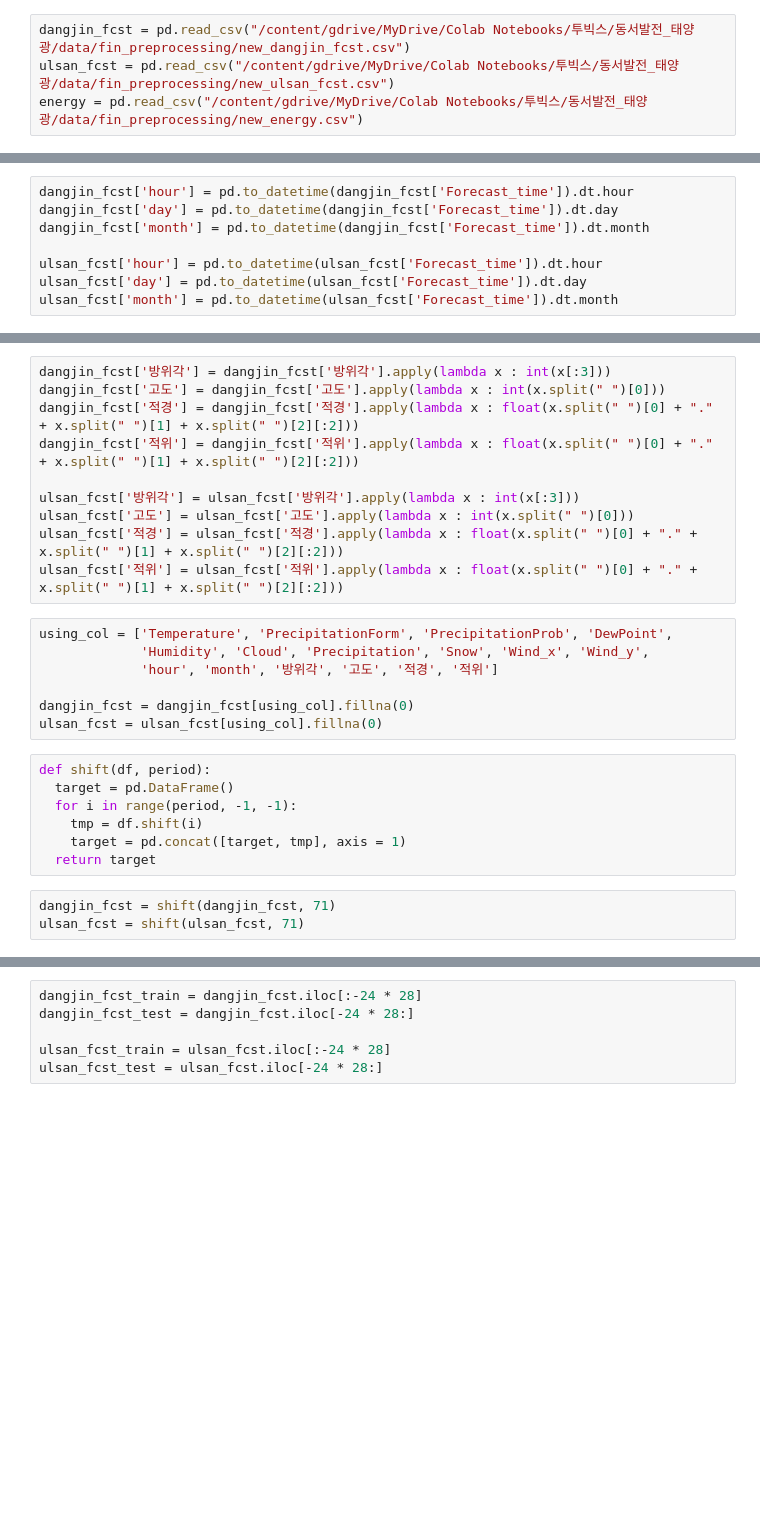
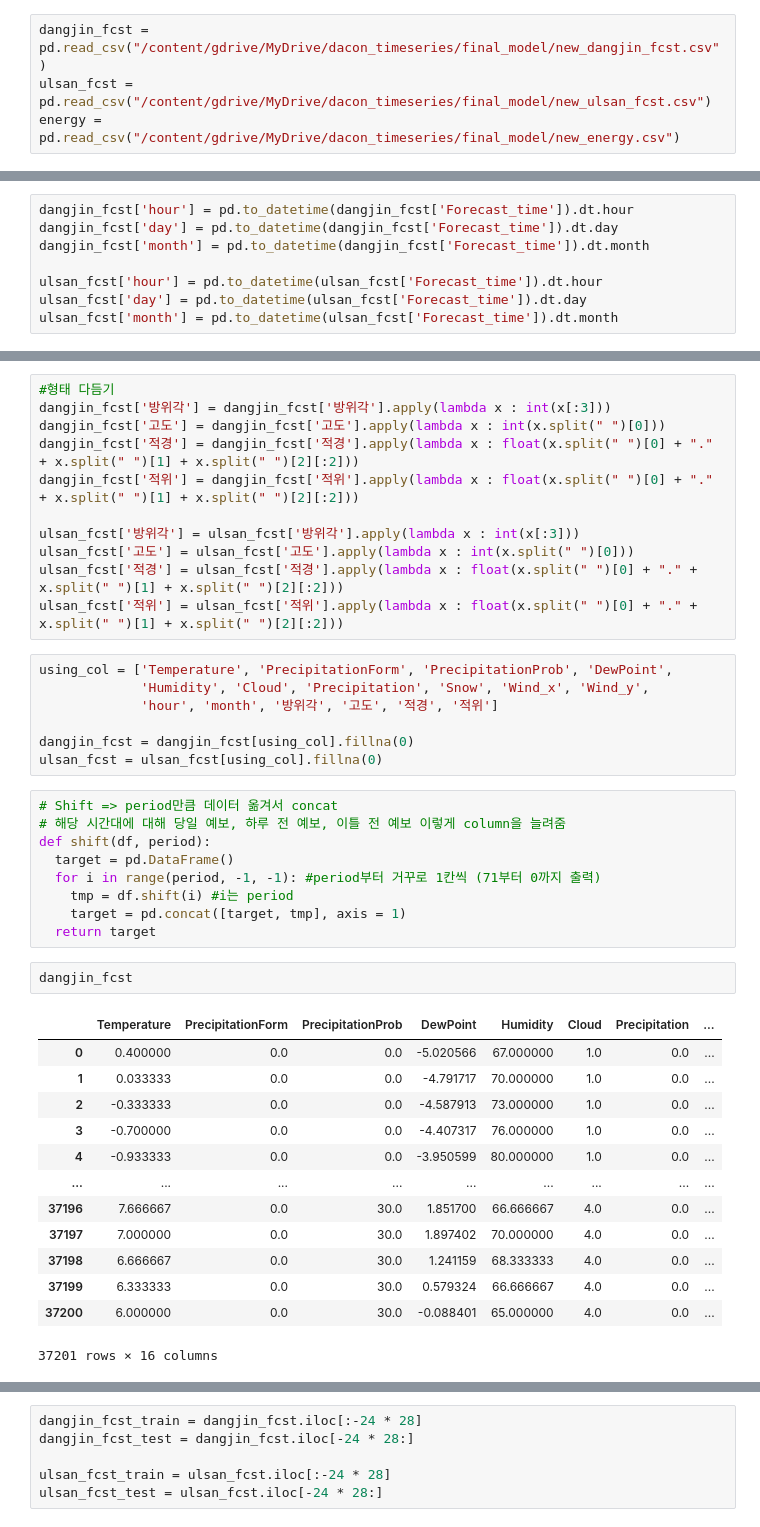
Before and after one commit to Annie-Yeeun-Jang/dacon_timeseries, a Jupyter notebook: lgbm_final/시계열_1팀_베이스코드_7_37.ipynb, the cells around one changed output, grey strips where cells are left out. Cells and saved outputs as stored; diff of their text form; blank space fills up the shorter version.

Commit message:
Colaboratory를 통해 생성됨

```diff
--- a/lgbm_final/시계열_1팀_베이스코드_7_37.ipynb
+++ b/lgbm_final/시계열_1팀_베이스코드_7_37.ipynb
@@ -27,9 +40,9 @@ warnings.filterwarnings(action='ignore')
 # %% [output]
 Mounted at ./gdrive
 # %%
-dangjin_fcst = pd.read_csv("/content/gdrive/MyDrive/Colab Notebooks/투빅스/동서발전_태양광/data/fin_preprocessing/new_dangjin_fcst.csv")
-ulsan_fcst = pd.read_csv("/content/gdrive/MyDrive/Colab Notebooks/투빅스/동서발전_태양광/data/fin_preprocessing/new_ulsan_fcst.csv")
-energy = pd.read_csv("/content/gdrive/MyDrive/Colab Notebooks/투빅스/동서발전_태양광/data/fin_preprocessing/new_energy.csv")
+dangjin_fcst = pd.read_csv("/content/gdrive/MyDrive/dacon_timeseries/final_model/new_dangjin_fcst.csv")
+ulsan_fcst = pd.read_csv("/content/gdrive/MyDrive/dacon_timeseries/final_model/new_ulsan_fcst.csv")
+energy = pd.read_csv("/content/gdrive/MyDrive/dacon_timeseries/final_model/new_energy.csv")
 # %%
 energy['time'] = pd.to_datetime(dangjin_fcst['Forecast_time'][:len(energy)])
 energy['year'] = energy['time'].dt.year
@@ -126,6 +143,7 @@ gamma = (b * ulsan_fcst['Temperature'] /(c + ulsan_fcst['Temperature'])) + np.lo
 dewpoint = (c * gamma) / (b - gamma)
 ulsan_fcst['DewPoint'] = dewpoint
 # %%
+#형태 다듬기
 dangjin_fcst['방위각'] = dangjin_fcst['방위각'].apply(lambda x : int(x[:3]))
 dangjin_fcst['고도'] = dangjin_fcst['고도'].apply(lambda x : int(x.split(" ")[0]))
 dangjin_fcst['적경'] = dangjin_fcst['적경'].apply(lambda x : float(x.split(" ")[0] + "." + x.split(" ")[1] + x.split(" ")[2][:2]))
@@ -143,12 +161,27 @@ using_col = ['Temperature', 'PrecipitationForm', 'PrecipitationProb', 'DewPoint'
 dangjin_fcst = dangjin_fcst[using_col].fillna(0)
 ulsan_fcst = ulsan_fcst[using_col].fillna(0)
 # %%
+# Shift => period만큼 데이터 옮겨서 concat
+# 해당 시간대에 대해 당일 예보, 하루 전 예보, 이틀 전 예보 이렇게 column을 늘려줌
 def shift(df, period):
   target = pd.DataFrame()
-  for i in range(period, -1, -1):
-    tmp = df.shift(i)
+  for i in range(period, -1, -1): #period부터 거꾸로 1칸씩 (71부터 0까지 출력)
+    tmp = df.shift(i) #i는 period
     target = pd.concat([target, tmp], axis = 1)
   return target
-# %%
-dangjin_fcst = shift(dangjin_fcst, 71)
-ulsan_fcst = shift(ulsan_fcst, 71)
+# %%
+dangjin_fcst
+# %% [output]
+|  | Temperature | PrecipitationForm | PrecipitationProb | DewPoint | Humidity | Cloud | Precipitation | ... |
+| 0 | 0.400000 | 0.0 | 0.0 | -5.020566 | 67.000000 | 1.0 | 0.0 | ... |
+| 1 | 0.033333 | 0.0 | 0.0 | -4.791717 | 70.000000 | 1.0 | 0.0 | ... |
+| 2 | -0.333333 | 0.0 | 0.0 | -4.587913 | 73.000000 | 1.0 | 0.0 | ... |
+| 3 | -0.700000 | 0.0 | 0.0 | -4.407317 | 76.000000 | 1.0 | 0.0 | ... |
+| 4 | -0.933333 | 0.0 | 0.0 | -3.950599 | 80.000000 | 1.0 | 0.0 | ... |
+| ... | ... | ... | ... | ... | ... | ... | ... | ... |
+| 37196 | 7.666667 | 0.0 | 30.0 | 1.851700 | 66.666667 | 4.0 | 0.0 | ... |
+| 37197 | 7.000000 | 0.0 | 30.0 | 1.897402 | 70.000000 | 4.0 | 0.0 | ... |
+| 37198 | 6.666667 | 0.0 | 30.0 | 1.241159 | 68.333333 | 4.0 | 0.0 | ... |
+| 37199 | 6.333333 | 0.0 | 30.0 | 0.579324 | 66.666667 | 4.0 | 0.0 | ... |
+| 37200 | 6.000000 | 0.0 | 30.0 | -0.088401 | 65.000000 | 4.0 | 0.0 | ... |
+37201 rows × 16 columns
```
Also changed, not shown: parts of 31 cells of this notebook.
